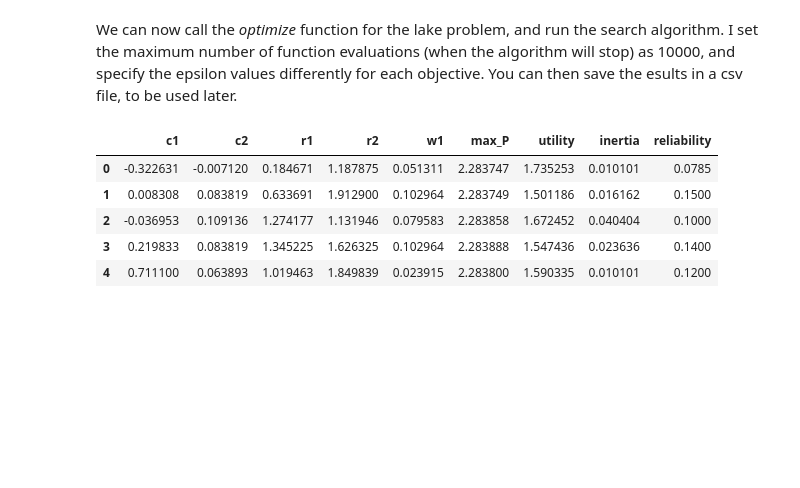
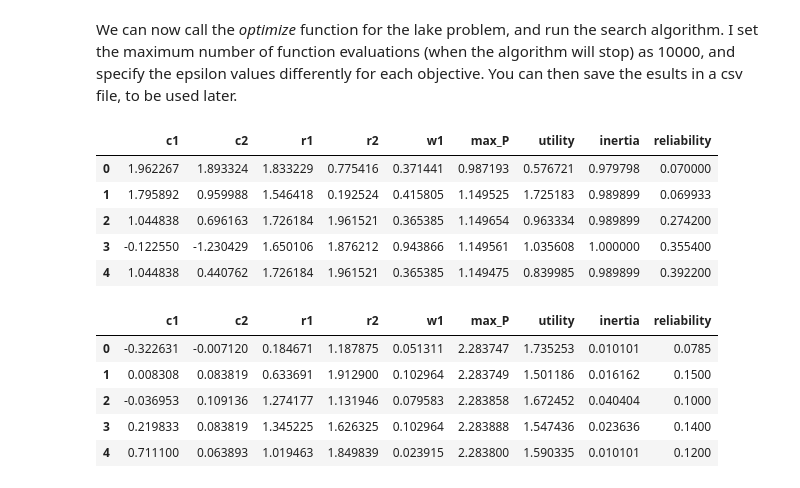
Before and after one commit to quaquel/epa141A_open, a Jupyter notebook: Week 4 - robustness and direct search/EPA1361-Week4_MORDM - Tim.ipynb, the cells around one changed output. Saved outputs shown, nothing was run; the diff lists cells and outputs as text; code cells hidden in the pictures; blank space fills up the shorter version.

```diff
--- a/Week 4 - robustness and direct search/EPA1361-Week4_MORDM - Tim.ipynb
+++ b/Week 4 - robustness and direct search/EPA1361-Week4_MORDM - Tim.ipynb
@@ -274,3 +401,12 @@ We can now call the *optimize* function for the lake problem, and run the search
+# %%
+results.head()
+# %% [output]
+|  | c1 | c2 | r1 | r2 | w1 | max_P | utility | inertia | reliability |
+| 0 | 1.962267 | 1.893324 | 1.833229 | 0.775416 | 0.371441 | 0.987193 | 0.576721 | 0.979798 | 0.070000 |
+| 1 | 1.795892 | 0.959988 | 1.546418 | 0.192524 | 0.415805 | 1.149525 | 1.725183 | 0.989899 | 0.069933 |
+| 2 | 1.044838 | 0.696163 | 1.726184 | 1.961521 | 0.365385 | 1.149654 | 0.963334 | 0.989899 | 0.274200 |
+| 3 | -0.122550 | -1.230429 | 1.650106 | 1.876212 | 0.943866 | 1.149561 | 1.035608 | 1.000000 | 0.355400 |
+| 4 | 1.044838 | 0.440762 | 1.726184 | 1.961521 | 0.365385 | 1.149475 | 0.839985 | 0.989899 | 0.392200 |
 # %%
 # it should look like that
 results.head()
```
Also changed, not shown: parts of 37 cells of this notebook, 1 other file.
